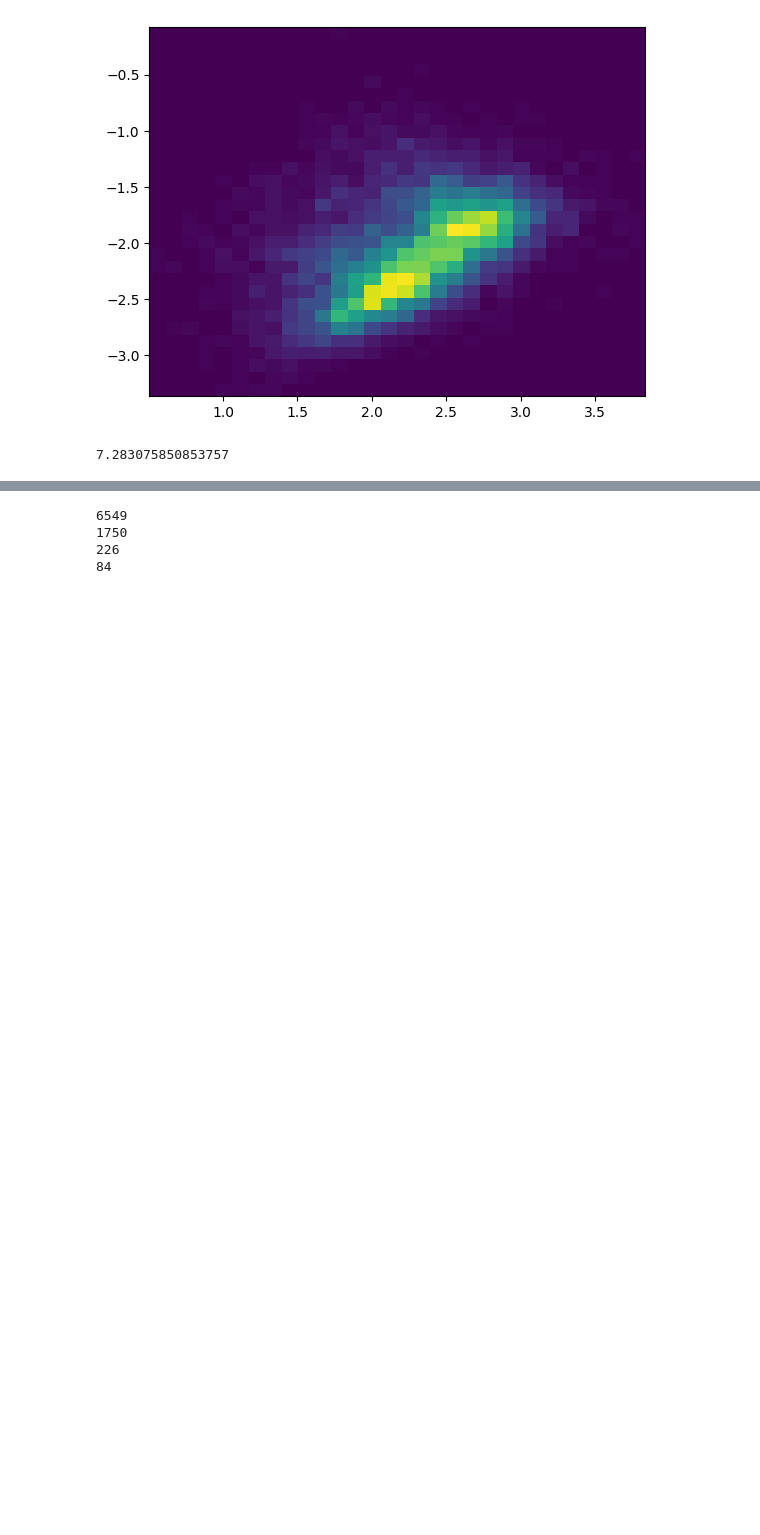
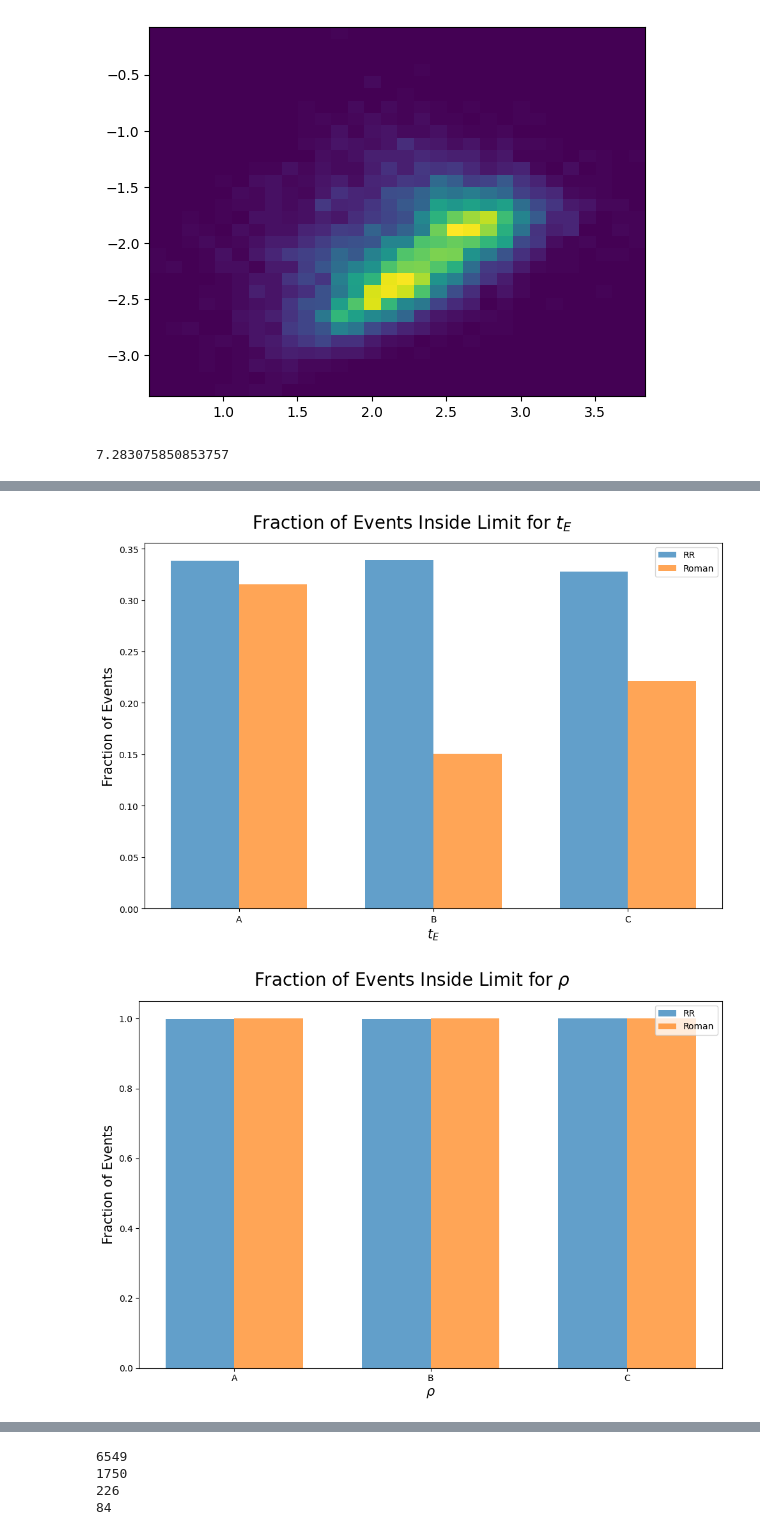
Before and after one commit to anibal-art/roman_rubin, a Jupyter notebook: notebooks/Binary_Lens_results.ipynb, the cells around one changed output, grey strips where cells are left out. Saved outputs shown, nothing was run; the diff lists cells and outputs as text; code cells hidden in the pictures; blank space fills up the shorter version.

```diff
--- a/notebooks/Binary_Lens_results.ipynb
+++ b/notebooks/Binary_Lens_results.ipynb
@@ -416,0 +418,63 @@ for i, (rr, roman) in enumerate(datasets):
+# %%
+import matplotlib.pyplot as plt
+import numpy as np
+
+# Define your labeling functions (remains unchanged)
+labels = { 'te': r'$t_E$', 'rho': r'$\rho$', 'piE': r'$\pi_E$' }
+
+# Define your limit values for each parameter
+limits = {'te': 0.1, 'rho': 1, 'piE': 0.25}
+
+# Function to calculate the fractions
+def calculate_fractions(data1, data2, limit):
+    fraction1 = np.sum(data1 < limit) / len(data1)  # Fraction for dataset 1
+    fraction2 = np.sum(data2 < limit) / len(data2)  # Fraction for dataset 2
+    return fraction1, fraction2
+
+# Categories and datasets
+categories = ['A', 'B', 'C']
+datasets = [(met_1_rr, met_1_roman), (met_2_rr, met_2_roman), (met_3_rr, met_3_roman)]
+params = [('te', r'$t_E$'), ('rho', r'$\rho$'), ('piE', r'$\pi_E$')]
+
+# Create a bar plot for fractions
+for p, xlabel in params:
+    fig, ax = plt.subplots(figsize=(10, 7))
+    plt.suptitle(f'Fraction of Events Inside Limit for {xlabel}', fontsize=20)
+
+    # Store fractions for each category
+    fractions = []
+
+    # Loop through categories and datasets
+    for cat in categories:
+        rr_data = datasets[0][0][datasets[0][0]['Source'].isin(true['Source'][true['categories'] == cat])][p]
+        roman_data = datasets[0][1][datasets[0][1]['Source'].isin(true['Source'][true['categories'] == cat])][p]
+
+        fraction_rr, fraction_roman = calculate_fractions(rr_data, roman_data, limits[p])
+        fractions.append((fraction_rr, fraction_roman))
+
+    # Prepare data for bar plot
+    labels = [f'{cat} RR' for cat in categories] + [f'{cat} Roman' for cat in categories]
+    bar_values = [fraction for frac_pair in fractions for fraction in frac_pair]
+
+    # Create the bar plot
+    bar_width = 0.35
+    x = np.arange(len(categories))
+
+    # Plot the bars
+    ax.bar(x - bar_width/2, bar_values[:len(categories)], width=bar_width, label='RR', alpha=0.7)
+    ax.bar(x + bar_width/2, bar_values[len(categories):], width=bar_width, label='Roman', alpha=0.7)
+
+    # Set labels and title
+    ax.set_ylabel('Fraction of Events', fontsize=15)
+    ax.set_xlabel(xlabel, fontsize=15)
+    ax.set_xticks(x)
+    ax.set_xticklabels(categories)
+    ax.axhline(y=0, color='k', linewidth=0.8)  # Add a horizontal line at y=0 for better visibility
+    ax.legend(loc='best')
+
+    # Show the plot
+    plt.tight_layout()
+    plt.show()
+# %% [output]
+[figure, added]
+[figure, added]
```
Also changed, not shown: parts of 6 cells of this notebook.
